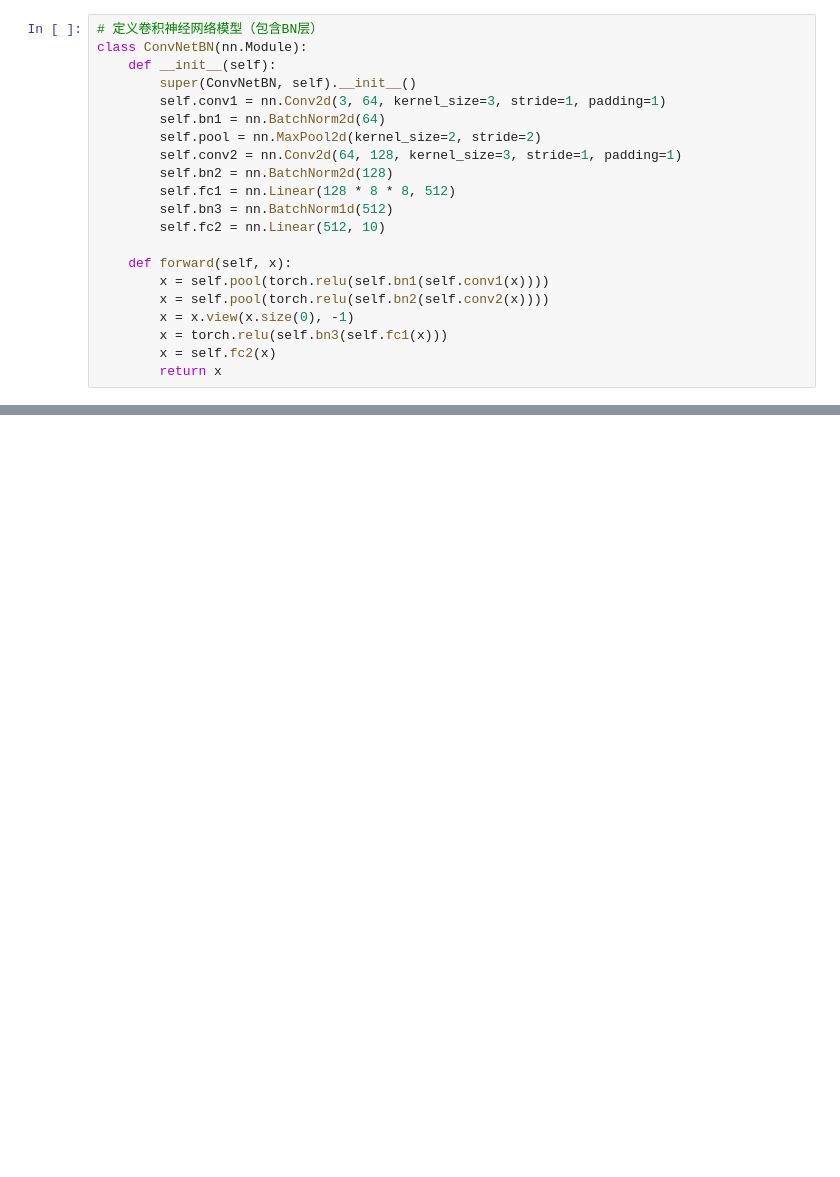
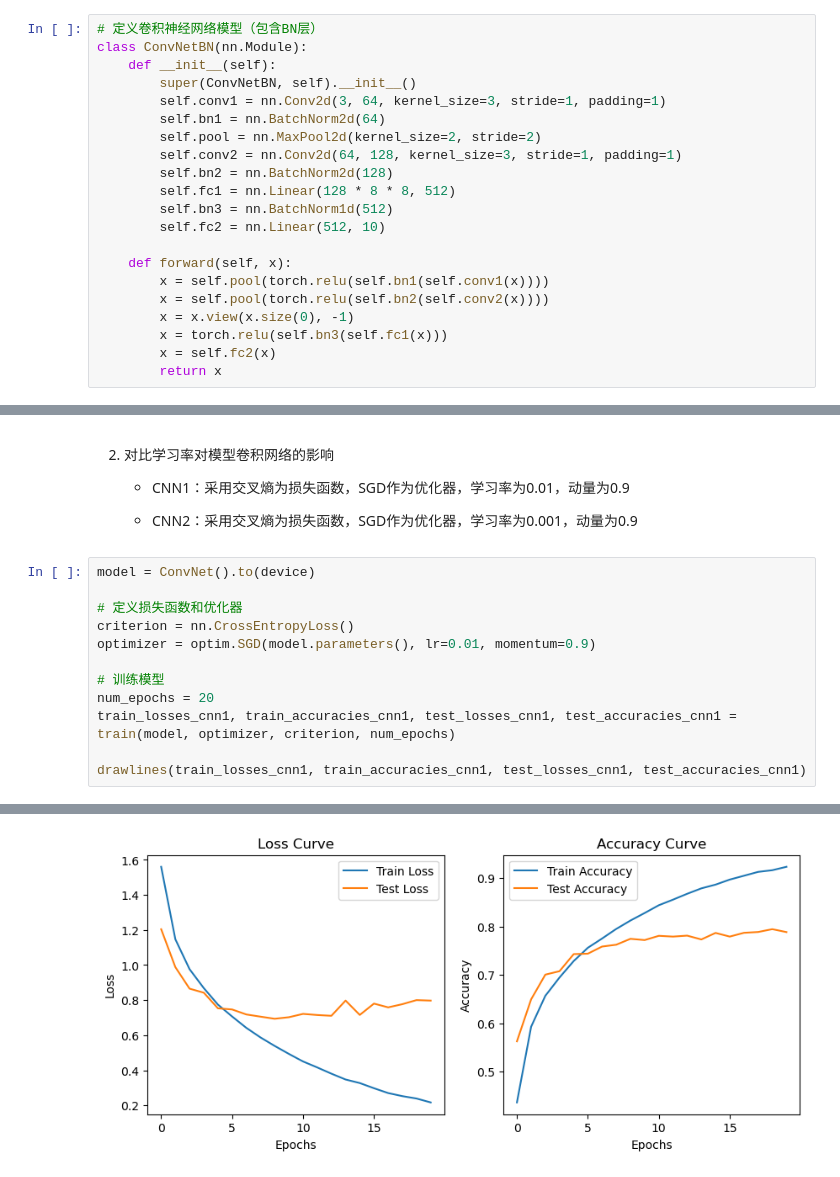
Before and after one commit to JaegerZhao/DeepLearning, a Jupyter notebook: 3 PyTorch实战_CIFAR10图像分类/CNN.ipynb, the cells around one changed output, grey strips where cells are left out. Saved outputs shown, nothing was run; the diff lists cells and outputs as text; blank space fills up the shorter version.

```diff
--- a/3 PyTorch实战_CIFAR10图像分类/CNN.ipynb
+++ b/3 PyTorch实战_CIFAR10图像分类/CNN.ipynb
@@ -543,0 +518,19 @@ plt.show()
+# %% [markdown]
+2. 对比学习率对模型卷积网络的影响
+
+    - CNN1：采用交叉熵为损失函数，SGD作为优化器，学习率为0.01，动量为0.9
+
+    - CNN2：采用交叉熵为损失函数，SGD作为优化器，学习率为0.001，动量为0.9
+# %%
+model = ConvNet().to(device)
+
+# 定义损失函数和优化器
+criterion = nn.CrossEntropyLoss()
+optimizer = optim.SGD(model.parameters(), lr=0.01, momentum=0.9)
+
+# 训练模型
+num_epochs = 20
+train_losses_cnn1, train_accuracies_cnn1, test_losses_cnn1, test_accuracies_cnn1 = train(model, optimizer, criterion, num_epochs)
+
+drawlines(train_losses_cnn1, train_accuracies_cnn1, test_losses_cnn1, test_accuracies_cnn1)
+# %% [output]
@@ -543,0 +557 @@ plt.show()
+[figure, added]
```
Also changed, not shown: parts of 34 cells of this notebook.
